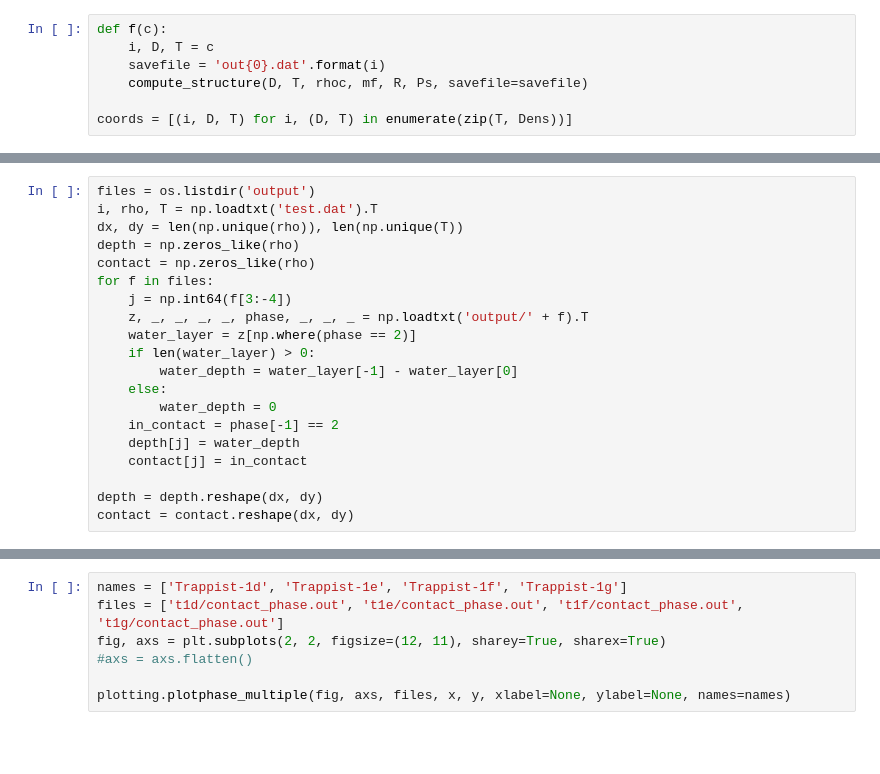
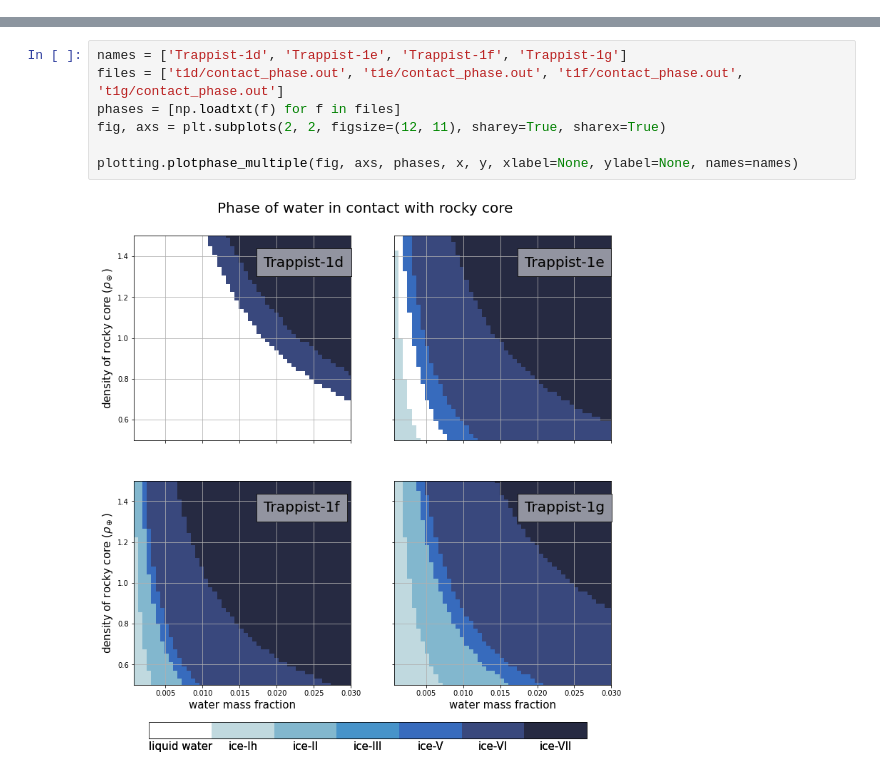
Before and after one commit to tagordon/HydroSphere, a Jupyter notebook: HS.ipynb, the cells around one changed output, grey strips where cells are left out. Saved outputs shown, nothing was run; the diff lists cells and outputs as text; blank space fills up the shorter version.

```diff
--- a/HS.ipynb
+++ b/HS.ipynb
@@ -57,7 +3,0 @@ coords
-# %%
-def f(c):
-    i, D, T = c
-    savefile = 'out{0}.dat'.format(i)
-    compute_structure(D, T, rhoc, mf, R, Ps, savefile=savefile)
-
-coords = [(i, D, T) for i, (D, T) in enumerate(zip(T, Dens))]
@@ -85,20 +3,0 @@ coords[keys[0]]
-# %%
-files = os.listdir('output')
-i, rho, T = np.loadtxt('test.dat').T
-dx, dy = len(np.unique(rho)), len(np.unique(T))
-depth = np.zeros_like(rho)
-contact = np.zeros_like(rho)
-for f in files:
-    j = np.int64(f[3:-4])
-    z, _, _, _, _, phase, _, _, _ = np.loadtxt('output/' + f).T
-    water_layer = z[np.where(phase == 2)]
-    if len(water_layer) > 0:
-        water_depth = water_layer[-1] - water_layer[0]
-    else:
-        water_depth = 0
-    in_contact = phase[-1] == 2
-    depth[j] = water_depth
-    contact[j] = in_contact
-
-depth = depth.reshape(dx, dy)
-contact = contact.reshape(dx, dy)
@@ -155,7 +14,9 @@ plotting.plotphase(fig, file, x, y, xlabel='water mass fraction', ylabel=r'core
 # %%
 names = ['Trappist-1d', 'Trappist-1e', 'Trappist-1f', 'Trappist-1g']
 files = ['t1d/contact_phase.out', 't1e/contact_phase.out', 't1f/contact_phase.out', 't1g/contact_phase.out']
+phases = [np.loadtxt(f) for f in files]
 fig, axs = plt.subplots(2, 2, figsize=(12, 11), sharey=True, sharex=True)
-#axs = axs.flatten()
 
-plotting.plotphase_multiple(fig, axs, files, x, y, xlabel=None, ylabel=None, names=names)
+plotting.plotphase_multiple(fig, axs, phases, x, y, xlabel=None, ylabel=None, names=names)
+# %% [output]
+[figure, added]
```
Also changed, not shown: parts of 35 cells of this notebook.
